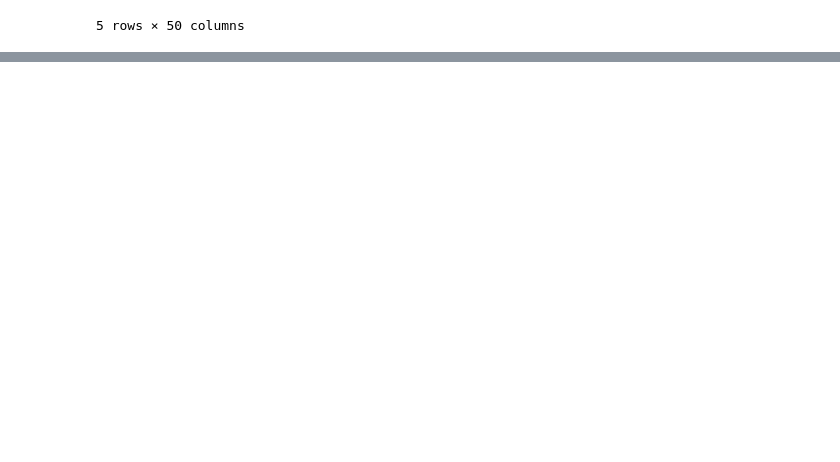
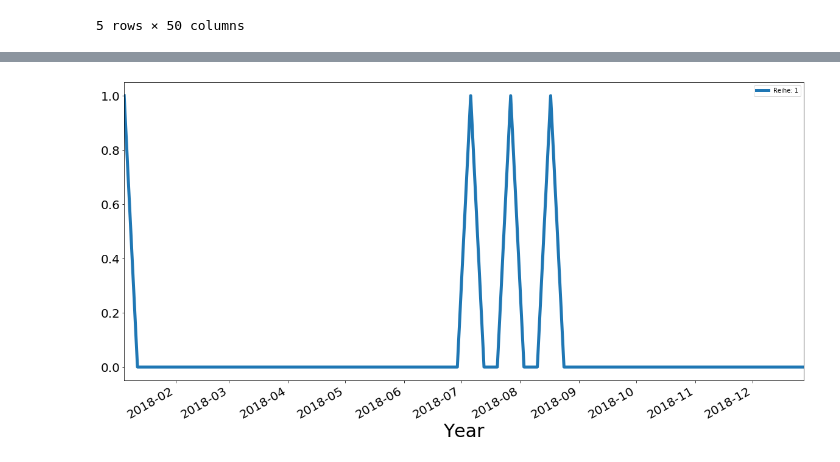
Before and after one commit to RepomanGithub/Timeseries_Binary_Data, a Jupyter notebook: timeseries_analysis.ipynb, the cells around one changed output, grey strips where cells are left out. Drawn from its saved outputs; the diff is of its cells as text; code cells hidden in the pictures; blank space fills up the shorter version.

```diff
--- a/timeseries_analysis.ipynb
+++ b/timeseries_analysis.ipynb
@@ -200,0 +123,8 @@ columns
+# %%
+df.month = pd.to_datetime(df.Data)
+
+# change to index
+df.set_index('Data',inplace=True)
+
+# results
+df.head()
@@ -200,0 +145,7 @@ columns
+# %%
+#dentifying Trends in Time Series Data
+data1 = df[['Reihe: 1']]
+data1.rolling(1).mean().plot(figsize=(20,10), linewidth=5, fontsize=20)
+plt.xlabel('Year', fontsize=30);
+# %% [output]
+[figure, added]
```
Also changed, not shown: parts of 13 cells of this notebook.
